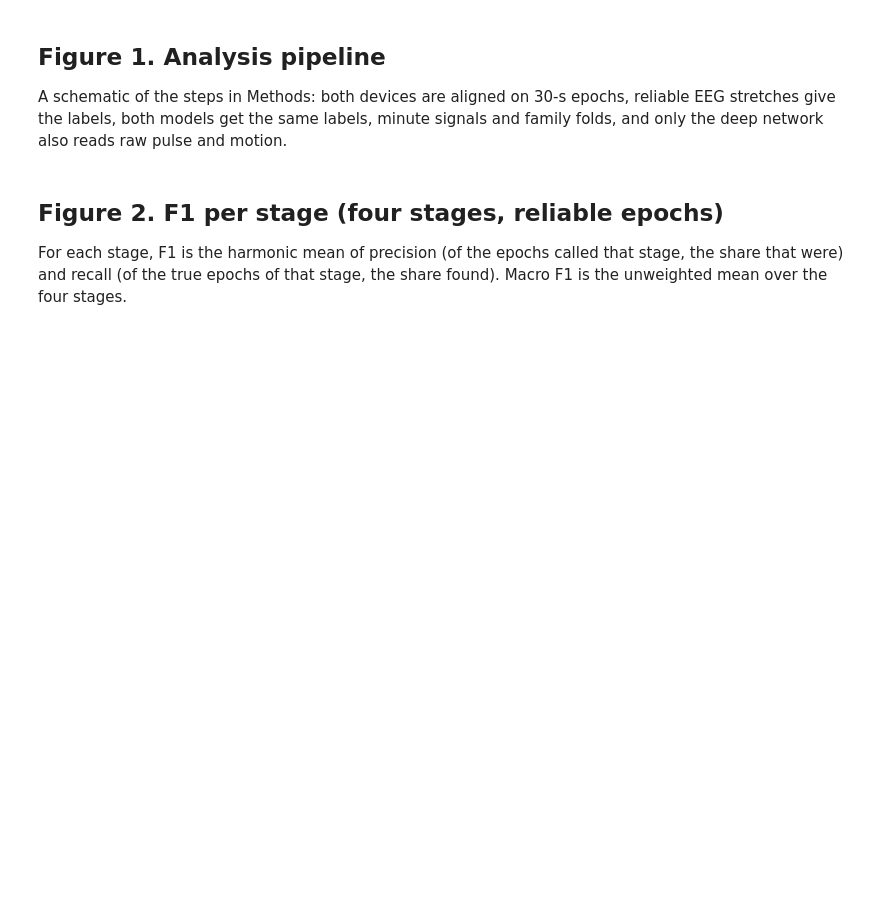
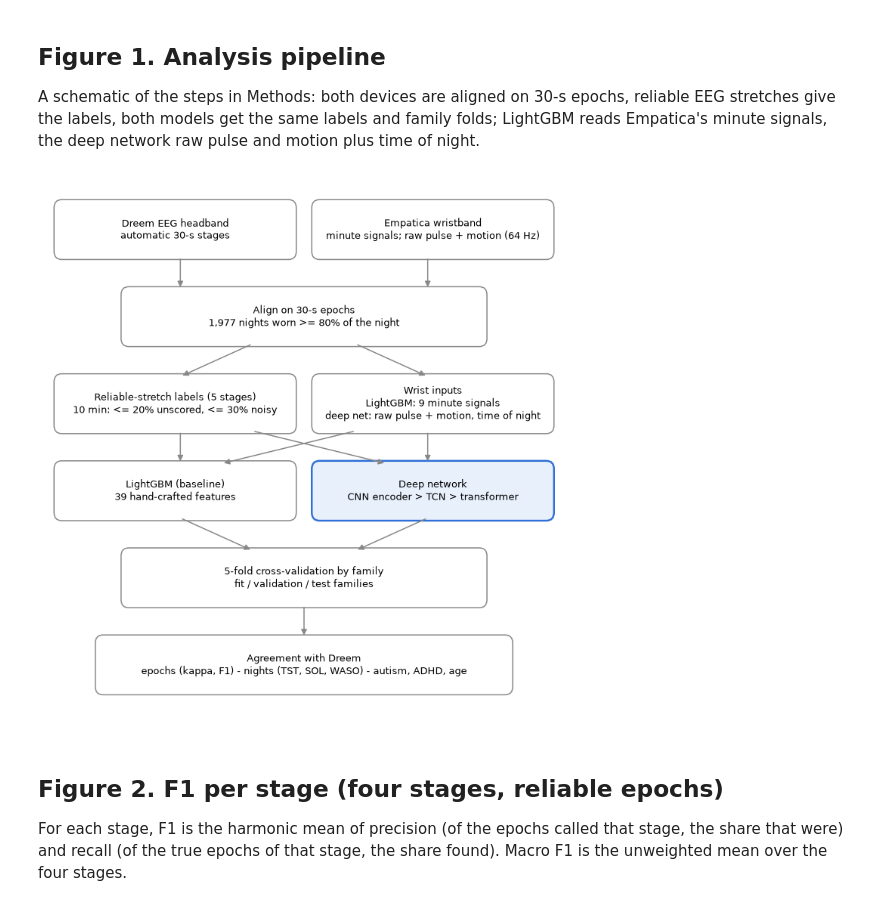
Before and after one commit to Micha098/wrist-sleep-staging, a Jupyter notebook: paper/figures.ipynb, the cells around one changed output. Drawn from its saved outputs; the diff is of its cells as text; code cells hidden in the pictures; blank space fills up the shorter version.

```diff
--- a/paper/figures.ipynb
+++ b/paper/figures.ipynb
@@ -42,30 +44,33 @@ print(f"{A.name.nunique():,} nights, {A.SPID.nunique()} children, {len(A):,} epo
 ## Figure 1. Analysis pipeline
 
 A schematic of the steps in Methods: both devices are aligned on 30-s epochs, reliable EEG stretches give the labels,
-both models get the same labels, minute signals and family folds, and only the deep network also reads raw pulse and motion.
+both models get the same labels and family folds; LightGBM reads Empatica's minute signals, the deep network raw pulse
+and motion plus time of night.
 # %%
 boxes = [  # (x, y, w, label, highlight)
     (0.02, 0.86, 0.46, 'Dreem EEG headband\nautomatic 30-s stages', False),
     (0.52, 0.86, 0.46, 'Empatica wristband\nminute signals; raw pulse + motion (64 Hz)', False),
     (0.15, 0.70, 0.70, 'Align on 30-s epochs\n1,977 nights worn >= 80% of the night', False),
     (0.02, 0.54, 0.46, 'Reliable-stretch labels (5 stages)\n10 min: <= 20% unscored, <= 30% noisy', False),
-    (0.52, 0.54, 0.46, 'Wrist inputs\n9 minute signals; raw 5 x 960 per epoch', False),
+    (0.52, 0.54, 0.46, 'Wrist inputs\nLightGBM: 9 minute signals\ndeep net: raw pulse + motion, time of night', False),
     (0.02, 0.38, 0.46, 'LightGBM (baseline)\n39 hand-crafted features', False),
     (0.52, 0.38, 0.46, 'Deep network\nCNN encoder > TCN > transformer', True),
     (0.15, 0.22, 0.70, '5-fold cross-validation by family\nfit / validation / test families', False),
     (0.10, 0.06, 0.80, 'Agreement with Dreem\nepochs (kappa, F1) - nights (TST, SOL, WASO) - autism, ADHD, age', False)]
 fig, ax = plt.subplots(figsize=(8, 8.5)); ax.axis('off')
 for x, y, w, lab, hi in boxes:
     ax.add_patch(FancyBboxPatch((x, y), w, 0.1, boxstyle='round,pad=0.005,rounding_size=0.015',
                                 fc='#e8f0fc' if hi else 'white', ec='#2f6fd6' if hi else '#888', lw=1.6 if hi else 1))
     ax.text(x + w / 2, y + 0.05, lab, ha='center', va='center', fontsize=8.5)
 arrow = dict(arrowstyle='-|>', color='#888', lw=1)
 for (x0, y0), (x1, y1) in [((0.26, 0.86), (0.26, 0.80)), ((0.74, 0.86), (0.74, 0.80)), ((0.40, 0.70), (0.26, 0.64)),
                            ((0.60, 0.70), (0.74, 0.64)), ((0.26, 0.54), (0.26, 0.48)), ((0.74, 0.54), (0.74, 0.48)),
                            ((0.40, 0.54), (0.66, 0.48)), ((0.60, 0.54), (0.34, 0.48)), ((0.26, 0.38), (0.40, 0.32)),
                            ((0.74, 0.38), (0.60, 0.32)), ((0.5, 0.22), (0.5, 0.16))]:
     ax.annotate('', (x1, y1), (x0, y0), arrowprops=arrow)
 fig.savefig(f'{FIG}/fig1_pipeline.png', dpi=200, bbox_inches='tight'); plt.show()
+# %% [output]
+[figure, added]
 # %% [markdown]
 ## Figure 2. F1 per stage (four stages, reliable epochs)
 
```
Also changed, not shown: parts of 10 cells of this notebook, 14 other files.
